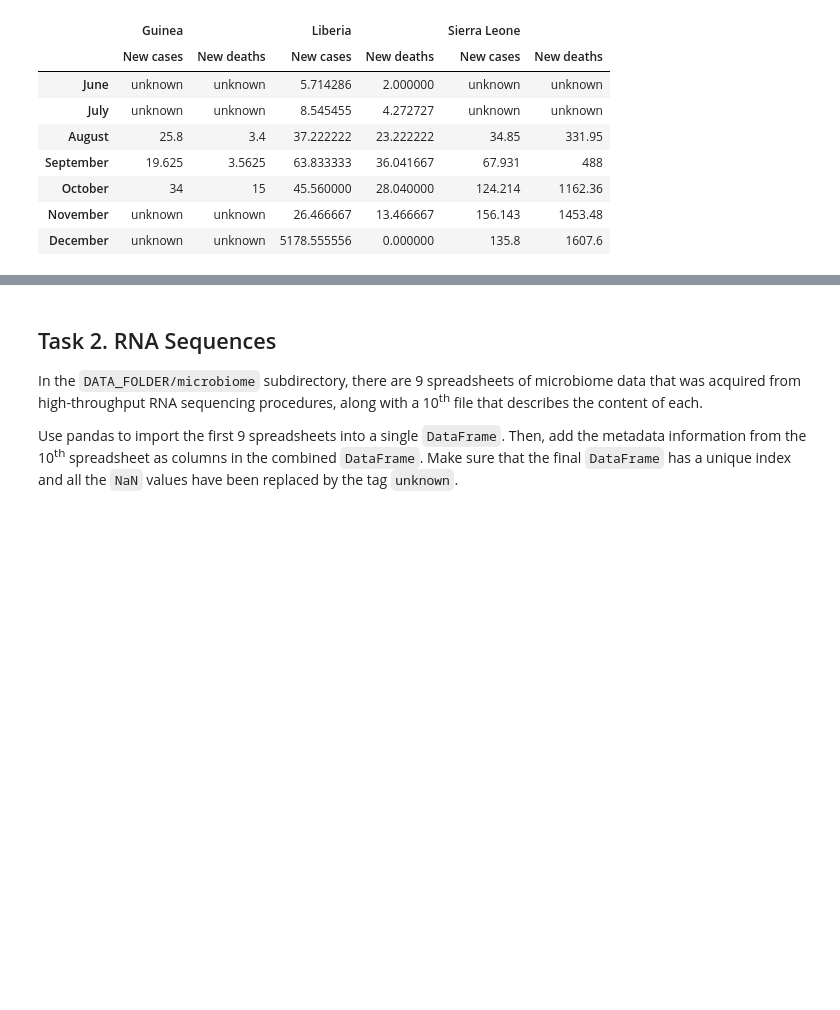
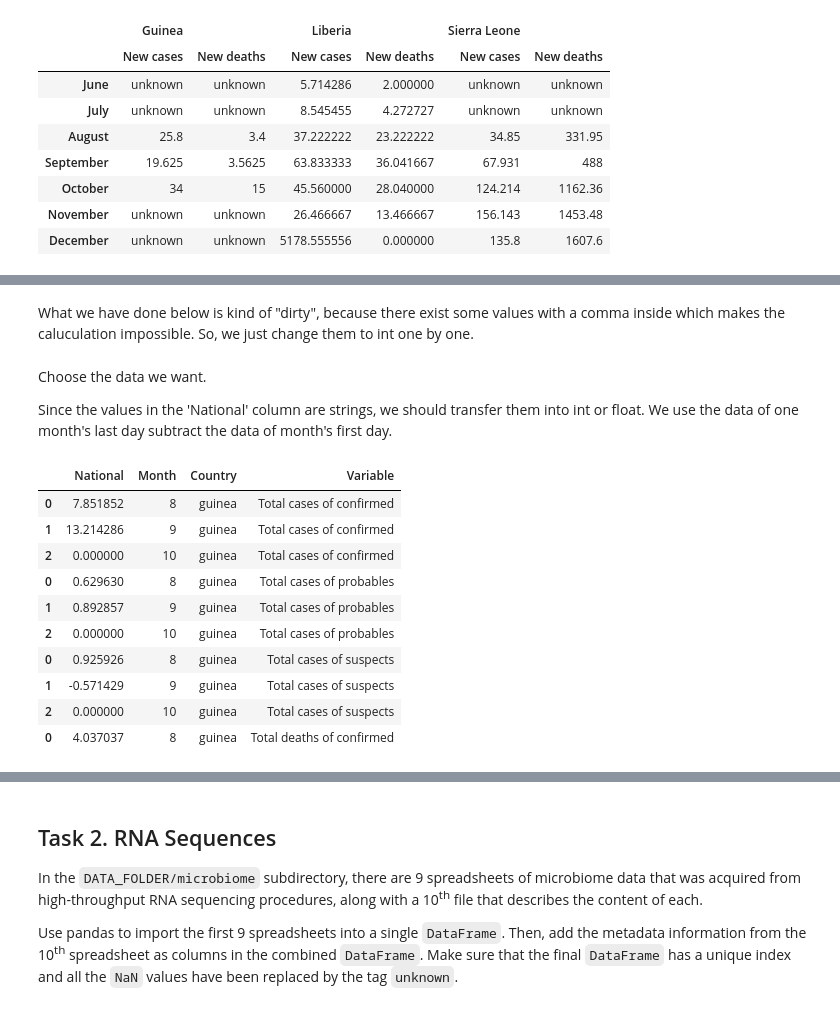
Before and after one commit to xiangzhemeng/EPFL-Applied-Data-Analysis-2017, a Jupyter notebook: Homework 1 final version1.ipynb, the cells around one changed output, grey strips where cells are left out. Drawn from its saved outputs; the diff is of its cells as text; code cells hidden in the pictures; blank space fills up the shorter version.

```diff
--- a/Homework 1 final version1.ipynb
+++ b/Homework 1 final version1.ipynb
@@ -394,0 +477,4 @@ df
+# %%
+DF = pd.merge(frame1,frame2,how='outer')
+df = pd.merge(DF,frame3,how='outer')
+df['Date'] = pd.to_datetime(df.Date)
@@ -394,0 +501,12 @@ df
+# %% [markdown]
+What we have done below is kind of "dirty", because there exist some values with a comma inside which makes the caluculation impossible. So, we just change them to int one by one.
+# %%
+Data.loc['sl','Total cases of confirmed','2014-09-06']=1276
+Data.loc['sl','Total cases of confirmed','2014-09-17']=1585
+Data.loc['sl','Total cases of confirmed','2014-09-18']=1618
+Data.loc['sl','Total cases of confirmed','2014-09-20']=1696
+Data.loc['sl','Total cases of confirmed','2014-09-27']=2000
+# %% [markdown]
+Choose the data we want.
+
+Since the values in the 'National' column are strings, we should transfer them into int or float. We use the data of one month's last day subtract the data of month's first day.
@@ -394,0 +540,16 @@ df
+# %%
+df_diff.columns=['National','Month','Country','Variable']
+df_diff.fillna(0,inplace=True)
+df_diff.head(10)
+# %% [output]
+|  | National | Month | Country | Variable |
+| 0 | 7.851852 | 8 | guinea | Total cases of confirmed |
+| 1 | 13.214286 | 9 | guinea | Total cases of confirmed |
+| 2 | 0.000000 | 10 | guinea | Total cases of confirmed |
+| 0 | 0.629630 | 8 | guinea | Total cases of probables |
+| 1 | 0.892857 | 9 | guinea | Total cases of probables |
+| 2 | 0.000000 | 10 | guinea | Total cases of probables |
+| 0 | 0.925926 | 8 | guinea | Total cases of suspects |
+| 1 | -0.571429 | 9 | guinea | Total cases of suspects |
+| 2 | 0.000000 | 10 | guinea | Total cases of suspects |
+| 0 | 4.037037 | 8 | guinea | Total deaths of confirmed |
```
Also changed, not shown: parts of 42 cells of this notebook.
